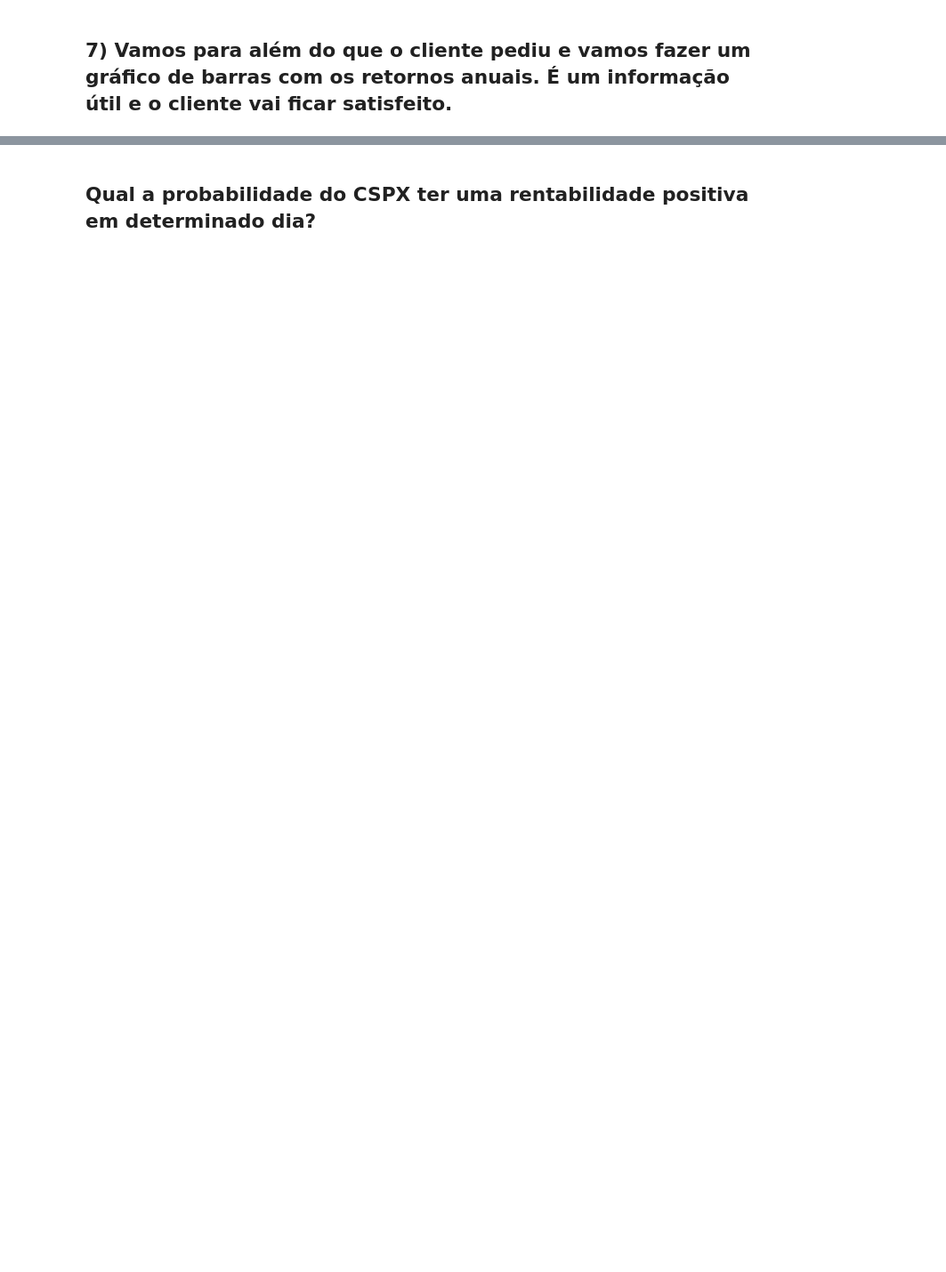
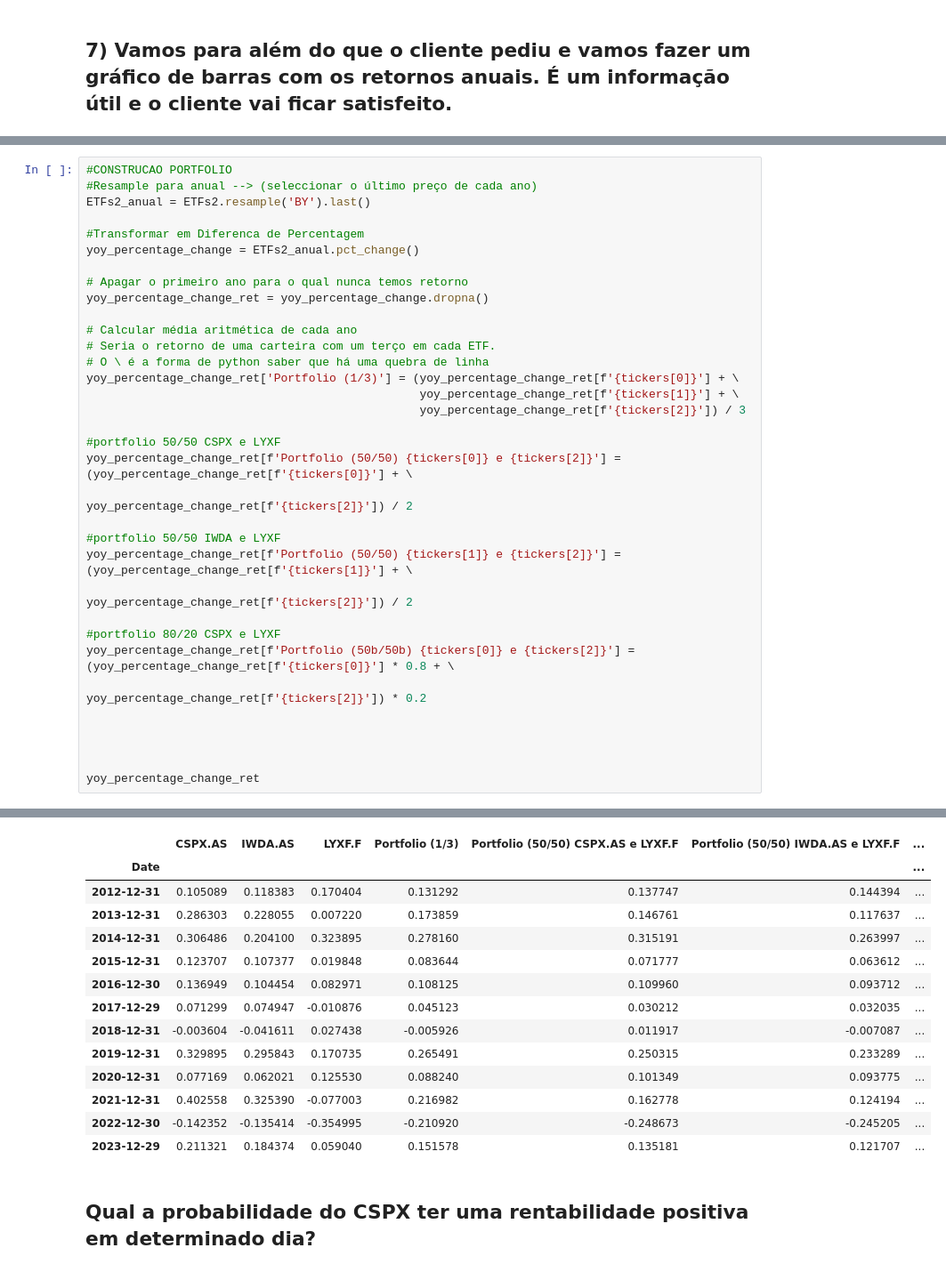
Before and after one commit to notp1ssed/Trabalho_AnaliseDados_RuiCaseiro, a Jupyter notebook: Trabalho_Rui Caseiro.ipynb, the cells around one changed output, grey strips where cells are left out. Shown: that part at 89% size. Saved outputs shown, nothing was run; the diff lists cells and outputs as text; blank space fills up the shorter version.

```diff
--- a/Trabalho_Rui Caseiro.ipynb
+++ b/Trabalho_Rui Caseiro.ipynb
@@ -535,3 +557,38 @@ for ticker in tickers:
     bar_plot.update_layout(showlegend=False)
 
     bar_plot.show()
+# %%
+#CONSTRUCAO PORTFOLIO
+#Resample para anual --> (seleccionar o último preço de cada ano)
+ETFs2_anual = ETFs2.resample('BY').last()
+
+#Transformar em Diferenca de Percentagem
+yoy_percentage_change = ETFs2_anual.pct_change()
+
+# Apagar o primeiro ano para o qual nunca temos retorno
+yoy_percentage_change_ret = yoy_percentage_change.dropna()
+
+# Calcular média aritmética de cada ano
+# Seria o retorno de uma carteira com um terço em cada ETF.
+# O \ é a forma de python saber que há uma quebra de linha
+yoy_percentage_change_ret['Portfolio (1/3)'] = (yoy_percentage_change_ret[f'{tickers[0]}'] + \
+                                                yoy_percentage_change_ret[f'{tickers[1]}'] + \
+                                                yoy_percentage_change_ret[f'{tickers[2]}']) / 3
+
+#portfolio 50/50 CSPX e LYXF
+yoy_percentage_change_ret[f'Portfolio (50/50) {tickers[0]} e {tickers[2]}'] = (yoy_percentage_change_ret[f'{tickers[0]}'] + \
+                                                                                yoy_percentage_change_ret[f'{tickers[2]}']) / 2
+
+#portfolio 50/50 IWDA e LYXF
+yoy_percentage_change_ret[f'Portfolio (50/50) {tickers[1]} e {tickers[2]}'] = (yoy_percentage_change_ret[f'{tickers[1]}'] + \
+                                                                                yoy_percentage_change_ret[f'{tickers[2]}']) / 2
+
+#portfolio 80/20 CSPX e LYXF
+yoy_percentage_change_ret[f'Portfolio (50b/50b) {tickers[0]} e {tickers[2]}'] = (yoy_percentage_change_ret[f'{tickers[0]}'] * 0.8 + \
+                                                                                yoy_percentage_change_ret[f'{tickers[2]}']) * 0.2
+
+
+
+
+yoy_percentage_change_ret
+# %% [output]
@@ -538,3 +612,17 @@ for ticker in tickers:
+|  | CSPX.AS | IWDA.AS | LYXF.F | Portfolio (1/3) | Portfolio (50/50) CSPX.AS e LYXF.F | Portfolio (50/50) IWDA.AS e LYXF.F | ... |
+| Date |  |  |  |  |  |  | ... |
+| 2012-12-31 | 0.105089 | 0.118383 | 0.170404 | 0.131292 | 0.137747 | 0.144394 | ... |
+| 2013-12-31 | 0.286303 | 0.228055 | 0.007220 | 0.173859 | 0.146761 | 0.117637 | ... |
+| 2014-12-31 | 0.306486 | 0.204100 | 0.323895 | 0.278160 | 0.315191 | 0.263997 | ... |
+| 2015-12-31 | 0.123707 | 0.107377 | 0.019848 | 0.083644 | 0.071777 | 0.063612 | ... |
+| 2016-12-30 | 0.136949 | 0.104454 | 0.082971 | 0.108125 | 0.109960 | 0.093712 | ... |
+| 2017-12-29 | 0.071299 | 0.074947 | -0.010876 | 0.045123 | 0.030212 | 0.032035 | ... |
+| 2018-12-31 | -0.003604 | -0.041611 | 0.027438 | -0.005926 | 0.011917 | -0.007087 | ... |
+| 2019-12-31 | 0.329895 | 0.295843 | 0.170735 | 0.265491 | 0.250315 | 0.233289 | ... |
+| 2020-12-31 | 0.077169 | 0.062021 | 0.125530 | 0.088240 | 0.101349 | 0.093775 | ... |
+| 2021-12-31 | 0.402558 | 0.325390 | -0.077003 | 0.216982 | 0.162778 | 0.124194 | ... |
+| 2022-12-30 | -0.142352 | -0.135414 | -0.354995 | -0.210920 | -0.248673 | -0.245205 | ... |
+| 2023-12-29 | 0.211321 | 0.184374 | 0.059040 | 0.151578 | 0.135181 | 0.121707 | ... |
 # %% [markdown]
 ## Qual a probabilidade do CSPX ter uma rentabilidade positiva em determinado dia?
 # %%
```
Also changed, not shown: parts of 15 cells of this notebook.
